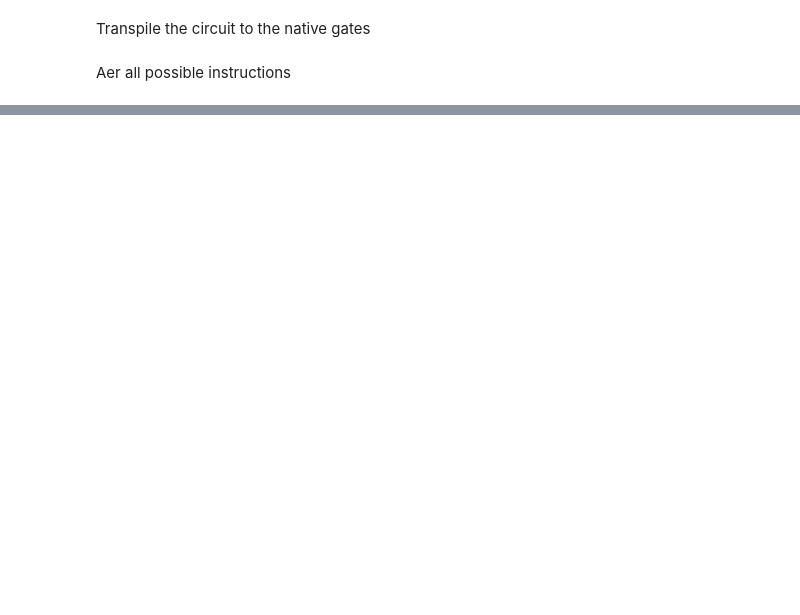
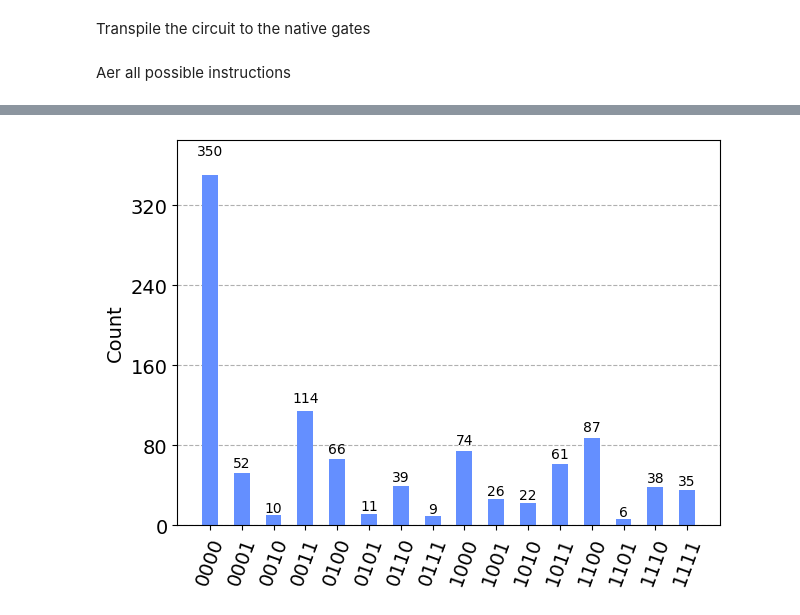
Before and after one commit to Qruise-ai/qruise-quantum-benchmark, a Jupyter notebook: quantum-volume/quantum_volume_qruise.ipynb, the cells around one changed output, grey strips where cells are left out. Drawn from its saved outputs; the diff is of its cells as text; code cells hidden in the pictures; blank space fills up the shorter version.

Commit message:
Added notebook for single qubit gate, two qubit gate, and updated quantum volume notebook

```diff
--- a/quantum-volume/quantum_volume_qruise.ipynb
+++ b/quantum-volume/quantum_volume_qruise.ipynb
@@ -54,0 +340,2 @@ decomposed_circuit = transpile(qv_circuit, basis_gates=['rx', "ry", "rz", "cz"],
+# %%
+qruise_backend._experiment_mode = "populations"
@@ -54,0 +364,37 @@ decomposed_circuit = transpile(qv_circuit, basis_gates=['rx', "ry", "rz", "cz"],
+# %%
+def state_transform_function() -> callable:
+    def state_transform(
+        state: tf.Tensor, gate_dict: dict, reshape_after: bool, reshape_before: bool
+    ):
+        # Gate dict name
+        gate_name = gate_dict["name"]
+        if gate_name == "cz":
+            atom1 = gate_dict["qubits"][0]
+            atom2 = gate_dict["qubits"][1]
+            gate_dict["name"] = name_cz_gate(atom1, atom2)
+            for pulse_index in [1, 2, 3]:
+                reshape_after = (
+                None if reshape_after is None and pulse_index == 3 else False
+                )
+                state = qruise_experiment.lookup_propagator(
+                    **gate_dict,
+                    compute=False,
+                    gate_index=f"_{str(pulse_index)}",
+                ).propagate_state(
+                    state, reshape_after=reshape_after, reshape_before=reshape_before
+                )
+                reshape_before = False
+        else:
+            print("Gate dict", gate_dict)
+            angle = gate_dict["params"][0]
+            atom = gate_dict["qubits"][0]
+            gate_dict["name"] = name_rx_gate(angle, atom) if "rx" in gate_name else name_ry_gate(angle, atom)
+            state = qruise_experiment.lookup_propagator(
+                **gate_dict,
+                compute=False,
+            ).propagate_state(
+                state, reshape_after=reshape_after, reshape_before=reshape_before
+            )
+        return state
+
+    return state_transform
@@ -54,0 +403,2 @@ decomposed_circuit = transpile(qv_circuit, basis_gates=['rx', "ry", "rz", "cz"],
+# %%
+qruise_backend._state_propagation_function = state_transform_function()
@@ -182,0 +427,2 @@ True
+# %%
+job_results = qruise_backend.run(decomposed_circuit, shots=1000, memory=True)
@@ -182,0 +448,4 @@ True
+# %%
+plot_histogram(job_results.result().get_counts())
+# %% [output]
+[figure, added]
```
Also changed, not shown: parts of 62 cells of this notebook, 4 other files.
